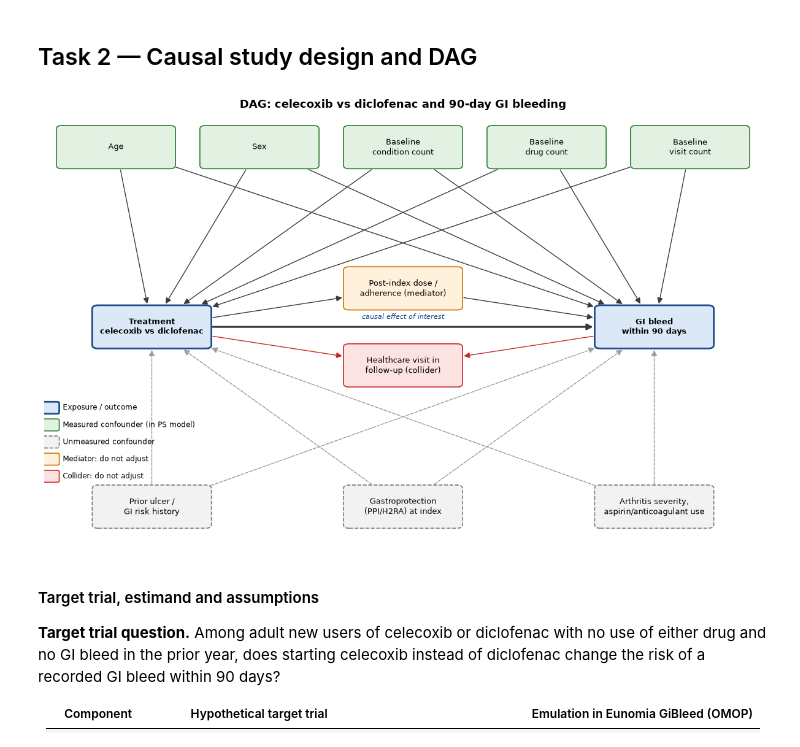
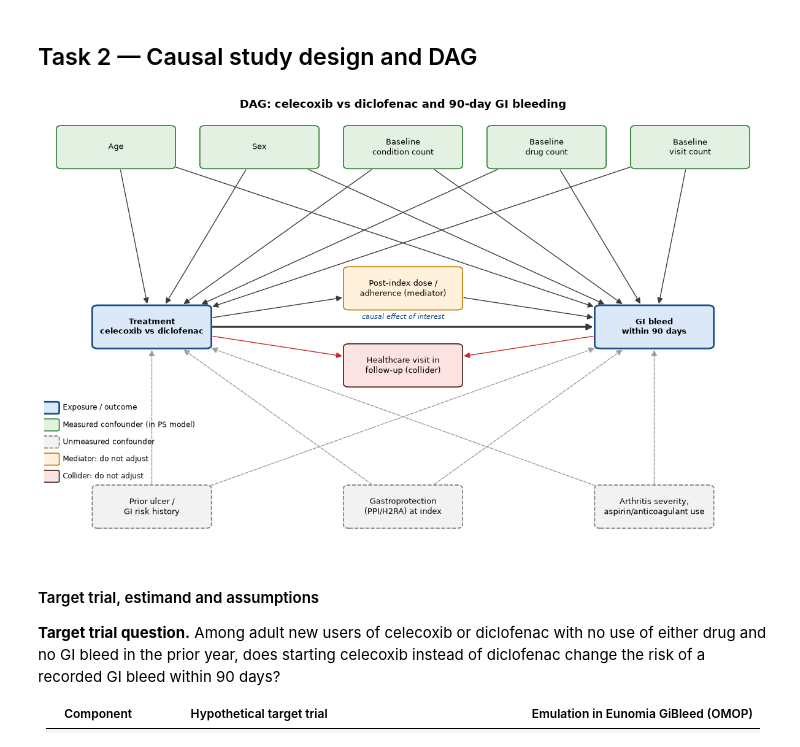
Before and after one commit to mehal-gosalia/gibleed-causal-inference, a Jupyter notebook: gibleed_analysis.ipynb, the cells around one changed output. Drawn from its saved outputs; the diff is of its cells as text; code cells hidden in the pictures.

```diff
--- a/gibleed_analysis.ipynb
+++ b/gibleed_analysis.ipynb
@@ -487,7 +487,7 @@ style = {
     "measured":   dict(fc="#e3f1e3", ec="#2e7d32", ls="-",  lw=1.2),
     "unmeasured": dict(fc="#f2f2f2", ec="#777777", ls="--", lw=1.2),
     "mediator":   dict(fc="#fff1db", ec="#c77700", ls="-",  lw=1.2),
-    "collider":   dict(fc="#fde2e2", ec="#c62828", ls="-",  lw=1.2),
+    "collider":   dict(fc="#fde2e2", ec="#3B1818", ls="-",  lw=1.2),
 }
 
 fig, ax = plt.subplots(figsize=(12, 7.5))
@@ -497,34 +497,34 @@ boxes = {}
 for name, (x, y, label, kind) in nodes.items():
     s = style[kind]
     boxes[name] = FancyBboxPatch((x - w / 2, y - h / 2), w, h, boxstyle="round,pad=0.008",
                                  fc=s["fc"], ec=s["ec"], ls=s["ls"], lw=s["lw"], zorder=3)
     ax.add_patch(boxes[name])
     ax.text(x, y, label, ha="center", va="center", fontsize=9, zorder=4,
             fontweight="bold" if kind in ("exposure", "outcome") else "normal")
 
 for a, b in edges:
     unmeasured = nodes[a][3] == "unmeasured"
     color = "#9a9a9a" if unmeasured else ("#c62828" if b == "col" else "#3a3a3a")
     ax.annotate("", xy=nodes[b][:2], xytext=nodes[a][:2],
                 arrowprops=dict(arrowstyle="-|>", mutation_scale=14, color=color,
                                 lw=2.2 if (a, b) == ("T", "Y") else 1.0, ls="--" if unmeasured else "-",
                                 patchA=boxes[a], patchB=boxes[b], shrinkA=1, shrinkB=1), zorder=2)
 ax.text(0.5, 0.515, "causal effect of interest", ha="center", va="bottom", fontsize=8, style="italic", color="#1f4e8c")
 
 legend = [("Exposure / outcome", "exposure"), ("Measured confounder (in PS model)", "measured"),
           ("Unmeasured confounder", "unmeasured"), ("Mediator: do not adjust", "mediator"),
           ("Collider: do not adjust", "collider")]
 for i, (txt, kind) in enumerate(legend):
     s = style[kind]
     y0 = 0.30 - i * 0.04
     ax.add_patch(FancyBboxPatch((0.0, y0), 0.018, 0.022, boxstyle="round,pad=0.003",
                                 fc=s["fc"], ec=s["ec"], ls=s["ls"], lw=s["lw"]))
     ax.text(0.026, y0 + 0.011, txt, va="center", fontsize=8.5)
 ax.set_title("DAG: celecoxib vs diclofenac and 90-day GI bleeding", fontsize=13, fontweight="bold")
 plt.tight_layout()
 plt.show()
 # %% [output]
-[figure, old version]
+[figure, new version]
 # %% [markdown]
 #### Target trial, estimand and assumptions
 
```
Also changed, not shown: parts of 8 cells of this notebook, 1 other file.
